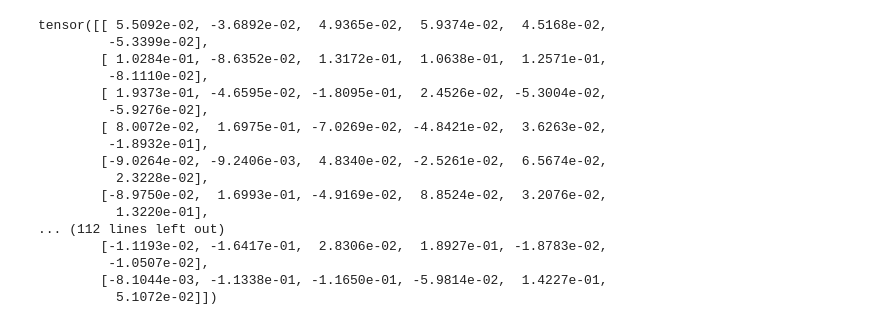
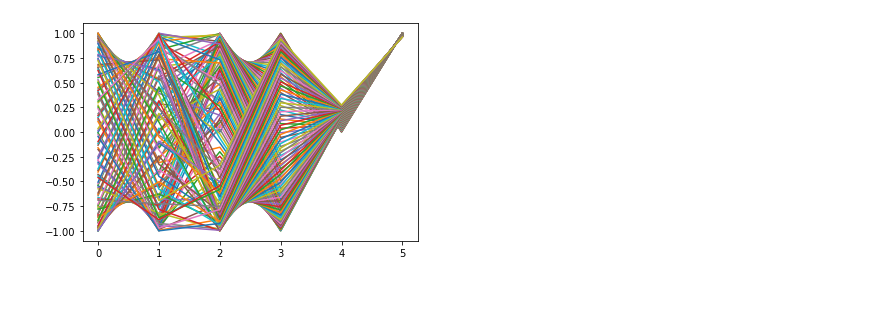
Before and after one commit to tae898/explicit-memory, a Jupyter notebook: notebooks/foo.ipynb, the cells around one changed output. Cells and saved outputs as stored; diff of their text form; code cells hidden in the pictures; blank space fills up the shorter version.

```diff
--- a/notebooks/foo.ipynb
+++ b/notebooks/foo.ipynb
@@ -31,20 +0,0 @@ tensor([[ 5.5222e-02, -2.9451e-02,  4.9978e-02,  6.2689e-02,  4.1135e-02,
-# %%
-bar.mean(dim=1)
-# %% [output]
-tensor([[ 5.5092e-02, -3.6892e-02,  4.9365e-02,  5.9374e-02,  4.5168e-02,
-         -5.3399e-02],
-        [ 1.0284e-01, -8.6352e-02,  1.3172e-01,  1.0638e-01,  1.2571e-01,
-         -8.1110e-02],
-        [ 1.9373e-01, -4.6595e-02, -1.8095e-01,  2.4526e-02, -5.3004e-02,
-         -5.9276e-02],
-        [ 8.0072e-02,  1.6975e-01, -7.0269e-02, -4.8421e-02,  3.6263e-02,
-         -1.8932e-01],
-        [-9.0264e-02, -9.2406e-03,  4.8340e-02, -2.5261e-02,  6.5674e-02,
-          2.3228e-02],
-        [-8.9750e-02,  1.6993e-01, -4.9169e-02,  8.8524e-02,  3.2076e-02,
-          1.3220e-01],
-... (112 lines left out)
-        [-1.1193e-02, -1.6417e-01,  2.8306e-02,  1.8927e-01, -1.8783e-02,
-         -1.0507e-02],
-        [-8.1044e-03, -1.1338e-01, -1.1650e-01, -5.9814e-02,  1.4227e-01,
-          5.1072e-02]])
@@ -50,0 +10,22 @@ tensor([[ 5.5092e-02, -3.6892e-02,  4.9365e-02,  5.9374e-02,  4.5168e-02,
+# %%
+from memory.utils import read_yaml
+
+config = read_yaml("./train_RL.yaml")
+from memory.model import Embeddings
+
+
+embs = Embeddings(
+    generator_params=config["generator_params"],
+    embedding_dim=4,
+    num_rows=129,
+    num_cols=6,
+)
+# %%
+
+import matplotlib.pyplot as plt
+plt.figure()
+
+for emb in embs.positional_embeddings.weight:
+    plt.plot(emb)
+# %% [output]
+[figure, added]
```
Also changed, not shown: parts of 6 cells of this notebook, 31 other files.
